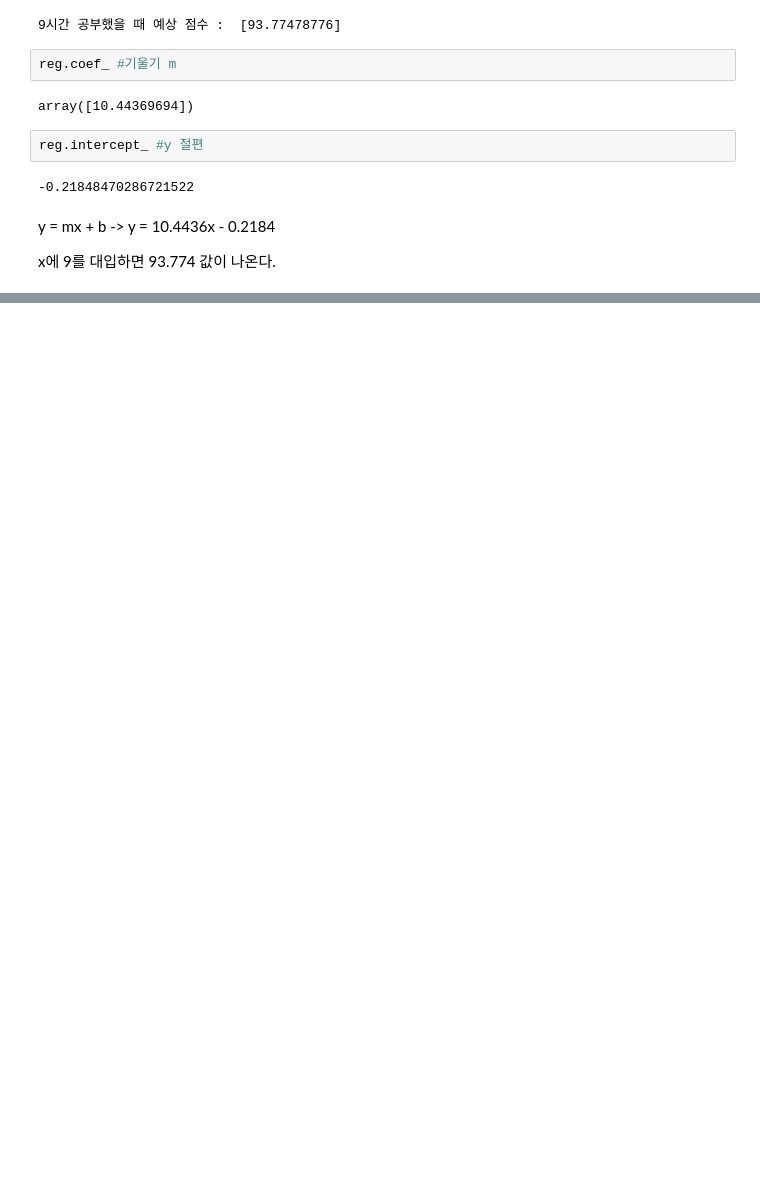
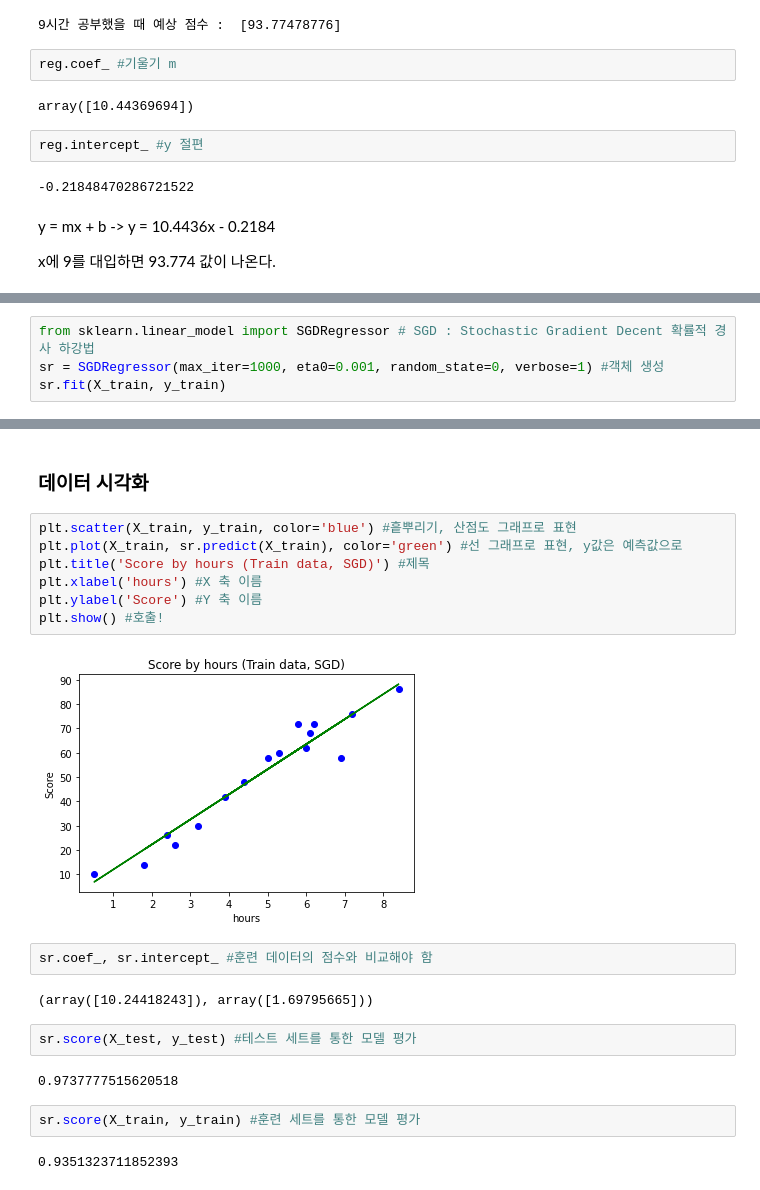
Before and after one commit to birdheee/PythonML, a Jupyter notebook: ScikitLearn/01. Linear Regression.ipynb, the cells around one changed output, grey strips where cells are left out. Cells and saved outputs as stored; diff of their text form; blank space fills up the shorter version.

```diff
--- a/ScikitLearn/01. Linear Regression.ipynb
+++ b/ScikitLearn/01. Linear Regression.ipynb
@@ -87,0 +249,4 @@ x에 9를 대입하면 93.774 값이 나온다.
+# %%
+from sklearn.linear_model import SGDRegressor # SGD : Stochastic Gradient Decent 확률적 경사 하강법
+sr = SGDRegressor(max_iter=1000, eta0=0.001, random_state=0, verbose=1) #객체 생성
+sr.fit(X_train, y_train)
@@ -87,0 +272,23 @@ x에 9를 대입하면 93.774 값이 나온다.
+# %% [markdown]
+### 데이터 시각화
+# %%
+plt.scatter(X_train, y_train, color='blue') #흩뿌리기, 산점도 그래프로 표현
+plt.plot(X_train, sr.predict(X_train), color='green') #선 그래프로 표현, y값은 예측값으로
+plt.title('Score by hours (Train data, SGD)') #제목
+plt.xlabel('hours') #X 축 이름
+plt.ylabel('Score') #Y 축 이름
+plt.show() #호출!
+# %% [output]
+[figure, added]
+# %%
+sr.coef_, sr.intercept_ #훈련 데이터의 점수와 비교해야 함
+# %% [output]
+(array([10.24418243]), array([1.69795665]))
+# %%
+sr.score(X_test, y_test) #테스트 세트를 통한 모델 평가
+# %% [output]
+0.9737777515620518
+# %%
+sr.score(X_train, y_train) #훈련 세트를 통한 모델 평가
+# %% [output]
+0.9351323711852393
```
Also changed, not shown: parts of 28 cells of this notebook, 2 other files.
